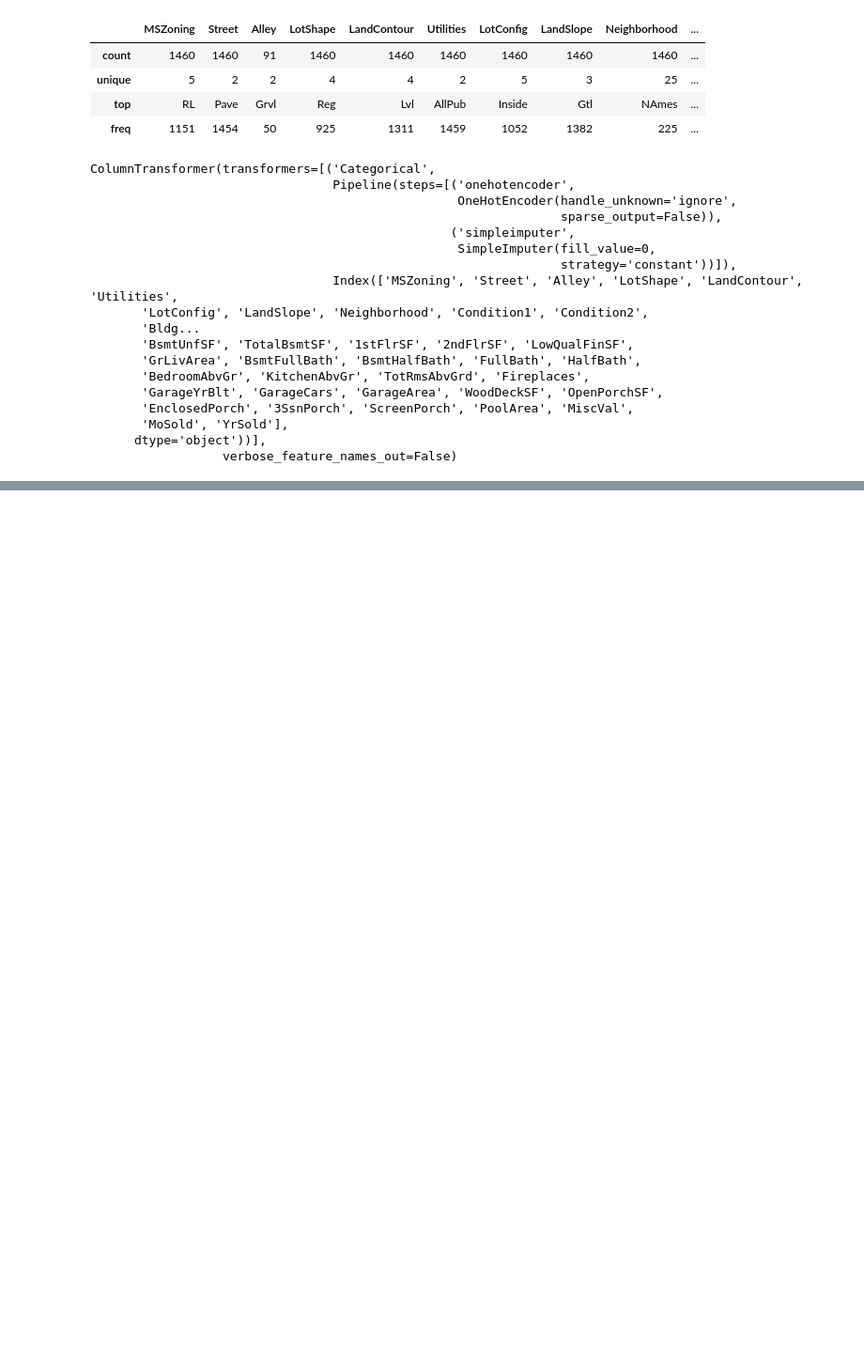
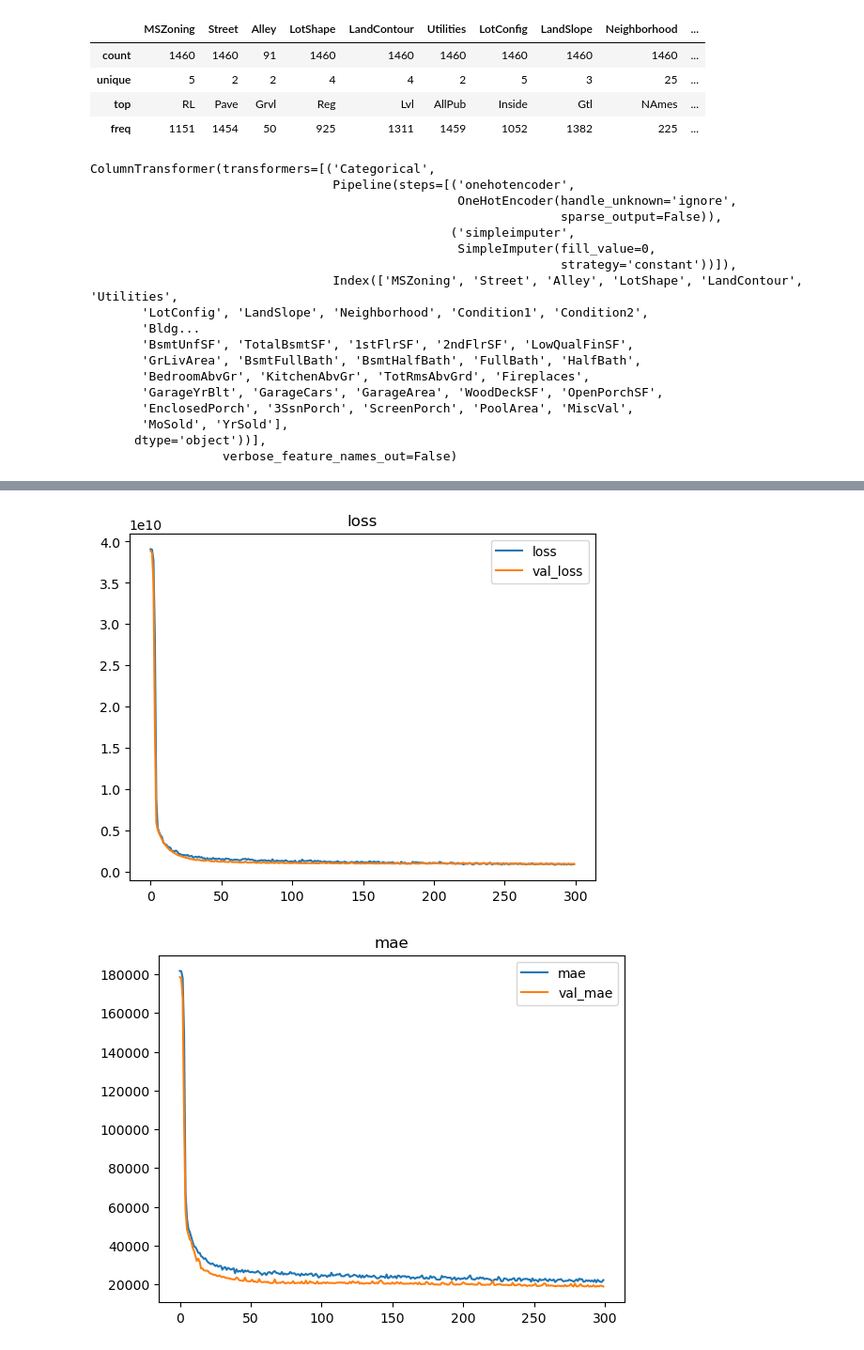
Before and after one commit to carlolopez03/Neural-Networks, a Jupyter notebook: House Price Predictions.ipynb, the cells around one changed output, grey strips where cells are left out. Shown: that part at 94% size. Cells and saved outputs as stored; diff of their text form; code cells hidden in the pictures; blank space fills up the shorter version.

```diff
--- a/House Price Predictions.ipynb
+++ b/House Price Predictions.ipynb
@@ -223,0 +309,11 @@ scores
+# %%
+model3 = Sequential()
+model3.add(Dense(100, activation='relu', input_dim=X_train_proc.shape[1]))
+model3.add(Dense(50, activation='relu'))
+model3.add(Dropout(.2))
+model3.add(Dense(50, activation='relu'))
+model3.add(Dropout(.2))
+model3.add(Dense(50, activation='relu'))
+model3.add(Dense(1, activation='linear'))
+
+model3.summary()
@@ -223,0 +338,8 @@ scores
+# %%
+rmse = RootMeanSquaredError()
+
+model3.compile(loss='mse', optimizer='adam', metrics=['mae', rmse])
+# %%
+history = model3.fit(X_train_proc, y_train,
+                    validation_data = (X_test_proc, y_test),
+                    epochs = 300)
@@ -223,0 +364,5 @@ scores
+# %%
+plot_history(history)
+# %% [output]
+[figure, added]
+[figure, added]
```
Also changed, not shown: parts of 22 cells of this notebook.
